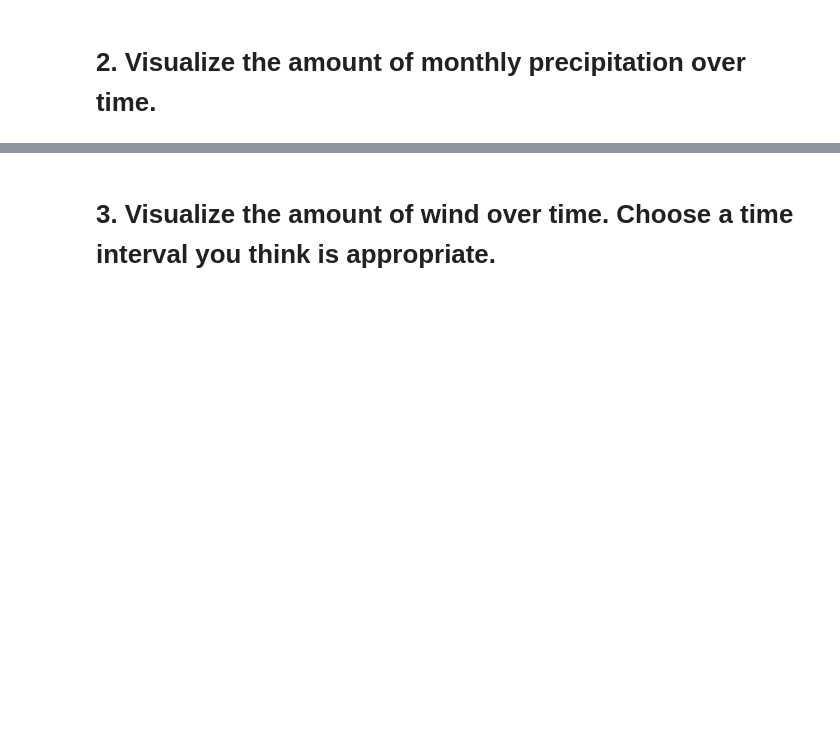
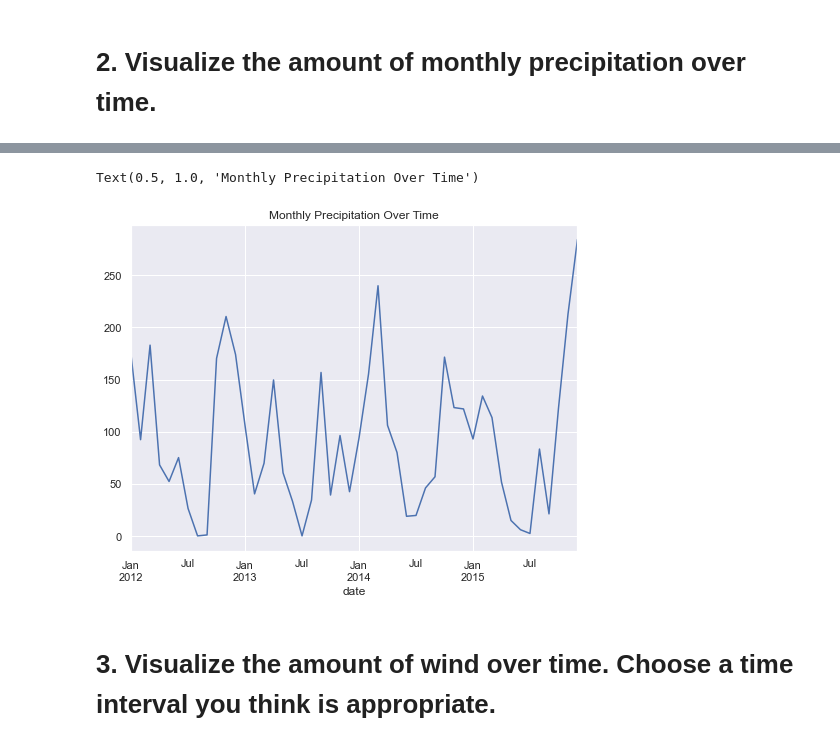
Before and after one commit to o0amandagomez0o/time-series-exercises, a Jupyter notebook: tsa-exercises.ipynb, the cells around one changed output, grey strips where cells are left out. Drawn from its saved outputs; the diff is of its cells as text; code cells hidden in the pictures; blank space fills up the shorter version.

```diff
--- a/tsa-exercises.ipynb
+++ b/tsa-exercises.ipynb
@@ -203,0 +257,4 @@ data.seattle_weather()
+# %%
+seaw = data.seattle_weather()
+# %%
+seaw = seaw.set_index('date').sort_index()
@@ -210,2 +349,8 @@ Use the dataset to answer the following questions:
+# %%
+seaw.resample('M').sum().precipitation.plot()
+plt.title("Monthly Precipitation Over Time")
+# %% [output]
+Text(0.5, 1.0, 'Monthly Precipitation Over Time')
+[figure, added]
 # %% [markdown]
 # 3. Visualize the amount of wind over time. Choose a time interval you think is appropriate.
```
Also changed, not shown: parts of 56 cells of this notebook.
